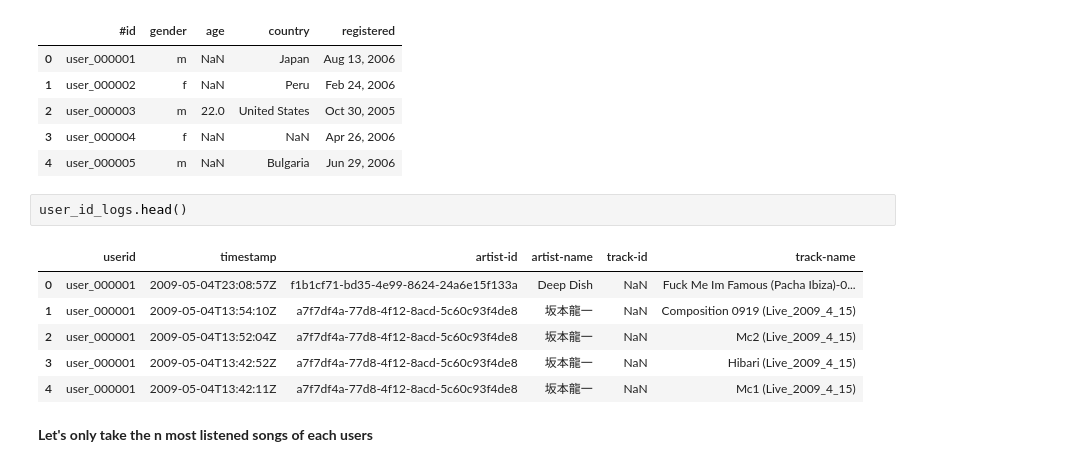
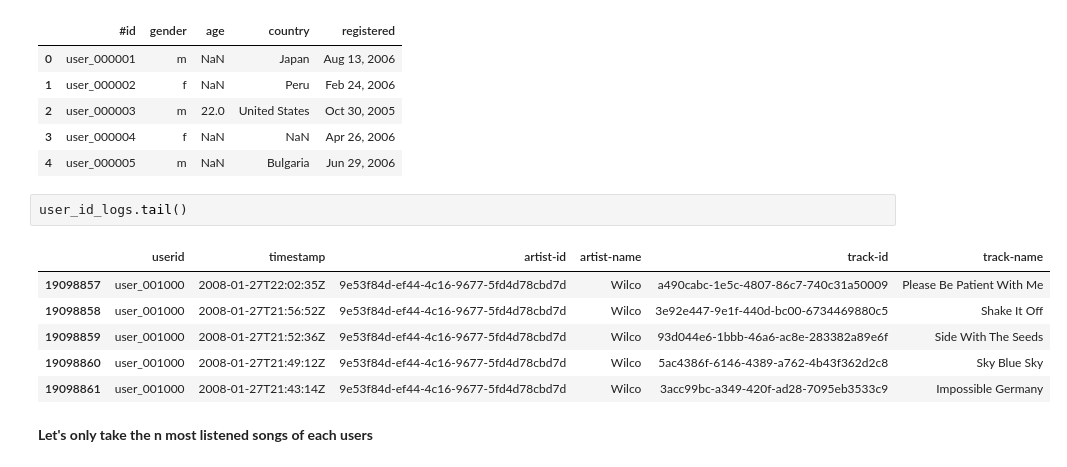
Before and after one commit to chloedia/Graph_Music_Recommendation, a Jupyter notebook: Main.ipynb, the cells around one changed output. Cells and saved outputs as stored; diff of their text form.

```diff
--- a/Main.ipynb
+++ b/Main.ipynb
@@ -31,14 +31,14 @@ user_id_profile.head()
 | 3 | user_000004 | f | NaN | NaN | Apr 26, 2006 |
 | 4 | user_000005 | m | NaN | Bulgaria | Jun 29, 2006 |
 # %%
-user_id_logs.head()
+user_id_logs.tail()
 # %% [output]
 |  | userid | timestamp | artist-id | artist-name | track-id | track-name |
-| 0 | user_000001 | 2009-05-04T23:08:57Z | f1b1cf71-bd35-4e99-8624-24a6e15f133a | Deep Dish | NaN | Fuck Me Im Famous (Pacha Ibiza)-0... |
-| 1 | user_000001 | 2009-05-04T13:54:10Z | a7f7df4a-77d8-4f12-8acd-5c60c93f4de8 | 坂本龍一 | NaN | Composition 0919 (Live_2009_4_15) |
-| 2 | user_000001 | 2009-05-04T13:52:04Z | a7f7df4a-77d8-4f12-8acd-5c60c93f4de8 | 坂本龍一 | NaN | Mc2 (Live_2009_4_15) |
-| 3 | user_000001 | 2009-05-04T13:42:52Z | a7f7df4a-77d8-4f12-8acd-5c60c93f4de8 | 坂本龍一 | NaN | Hibari (Live_2009_4_15) |
-| 4 | user_000001 | 2009-05-04T13:42:11Z | a7f7df4a-77d8-4f12-8acd-5c60c93f4de8 | 坂本龍一 | NaN | Mc1 (Live_2009_4_15) |
+| 19098857 | user_001000 | 2008-01-27T22:02:35Z | 9e53f84d-ef44-4c16-9677-5fd4d78cbd7d | Wilco | a490cabc-1e5c-4807-86c7-740c31a50009 | Please Be Patient With Me |
+| 19098858 | user_001000 | 2008-01-27T21:56:52Z | 9e53f84d-ef44-4c16-9677-5fd4d78cbd7d | Wilco | 3e92e447-9e1f-440d-bc00-6734469880c5 | Shake It Off |
+| 19098859 | user_001000 | 2008-01-27T21:52:36Z | 9e53f84d-ef44-4c16-9677-5fd4d78cbd7d | Wilco | 93d044e6-1bbb-46a6-ac8e-283382a89e6f | Side With The Seeds |
+| 19098860 | user_001000 | 2008-01-27T21:49:12Z | 9e53f84d-ef44-4c16-9677-5fd4d78cbd7d | Wilco | 5ac4386f-6146-4389-a762-4b43f362d2c8 | Sky Blue Sky |
+| 19098861 | user_001000 | 2008-01-27T21:43:14Z | 9e53f84d-ef44-4c16-9677-5fd4d78cbd7d | Wilco | 3acc99bc-a349-420f-ad28-7095eb3533c9 | Impossible Germany |
 # %% [markdown]
 **Let's only take the n most listened songs of each users**
 # %%
```
Also changed, not shown: 1 other file.
